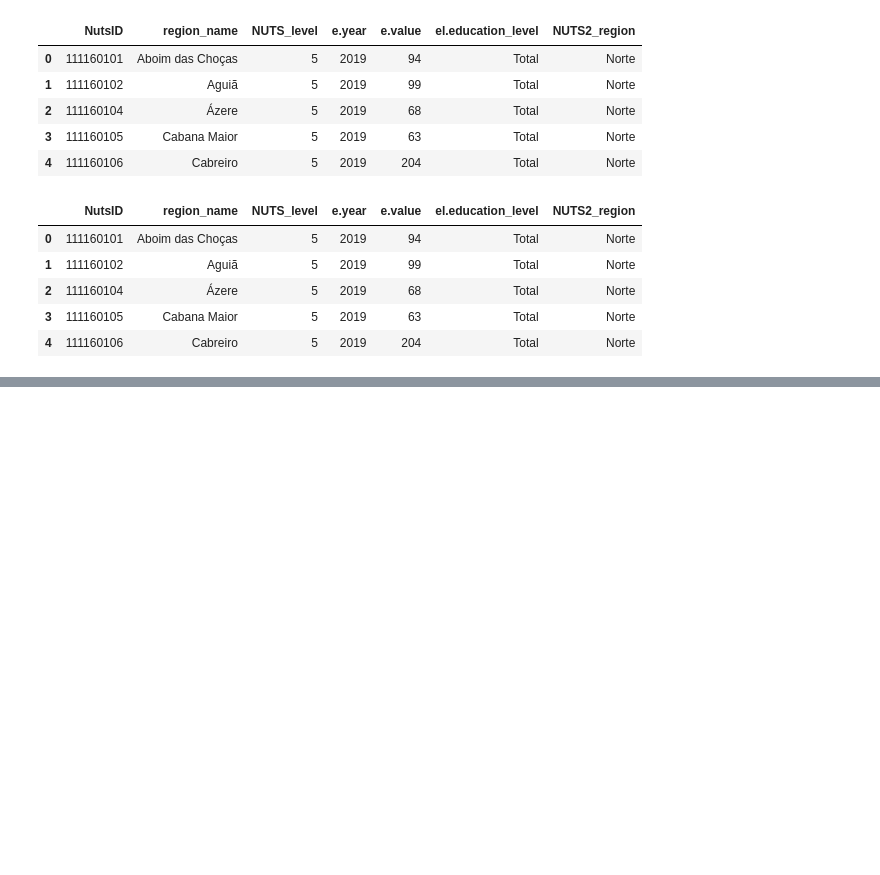
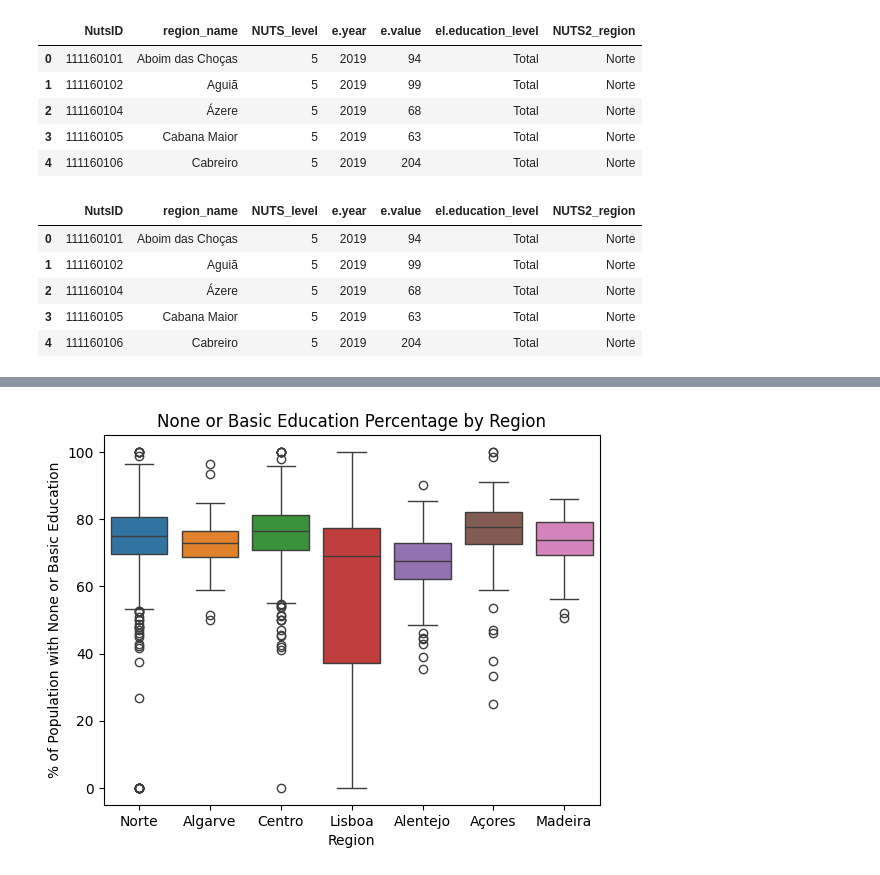
Before and after one commit to domwelsh/avcad_final, a Jupyter notebook: Codes/dom_PCA.ipynb, the cells around one changed output, grey strips where cells are left out. Drawn from its saved outputs; the diff is of its cells as text; code cells hidden in the pictures; blank space fills up the shorter version.

```diff
--- a/Codes/dom_PCA.ipynb
+++ b/Codes/dom_PCA.ipynb
@@ -115,8 +115,8 @@ def ed_percentage(row):
     value = row['e.value']
     total = ed_totals[ed_totals['NutsID'] == id]['e.value'].values[0]
     if total == 0:
-        return 0
+        return None
     else:
-        return (value / total) * 100
+        return round((value / total) * 100, 2)
 # %%
 ed_no_totals.loc[:, 'ed_level_perc'] = ed_no_totals.apply(ed_percentage, axis=1)
@@ -149,0 +200,4 @@ plt.show()
+# %%
+ed_none_basic = ed_no_totals[ed_no_totals['el.education_level'].isin(['None', 'Basic'])]
+ed_nb_sum = ed_none_basic.groupby(['NutsID', 'NUTS2_region'])['ed_level_perc'].sum().reset_index()
+ed_nb_sum.rename(columns={'ed_level_perc': 'none_basic_perc'}, inplace=True)
@@ -149,0 +216,13 @@ plt.show()
+# %%
+sns.boxplot(
+    data=ed_nb_sum,
+    x="NUTS2_region",
+    y="none_basic_perc",
+    hue="NUTS2_region"
+)
+plt.title('None or Basic Education Percentage by Region')
+plt.xlabel('Region')
+plt.ylabel('% of Population with None or Basic Education')
+plt.show()
+# %% [output]
+[figure, added]
```
Also changed, not shown: parts of 52 cells of this notebook, 5 other files.
